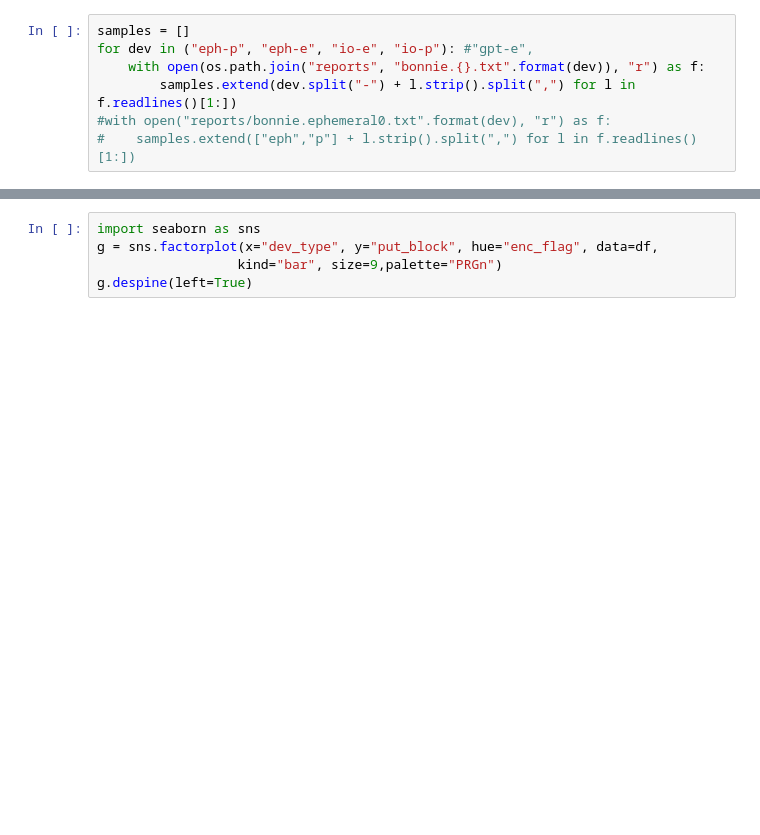
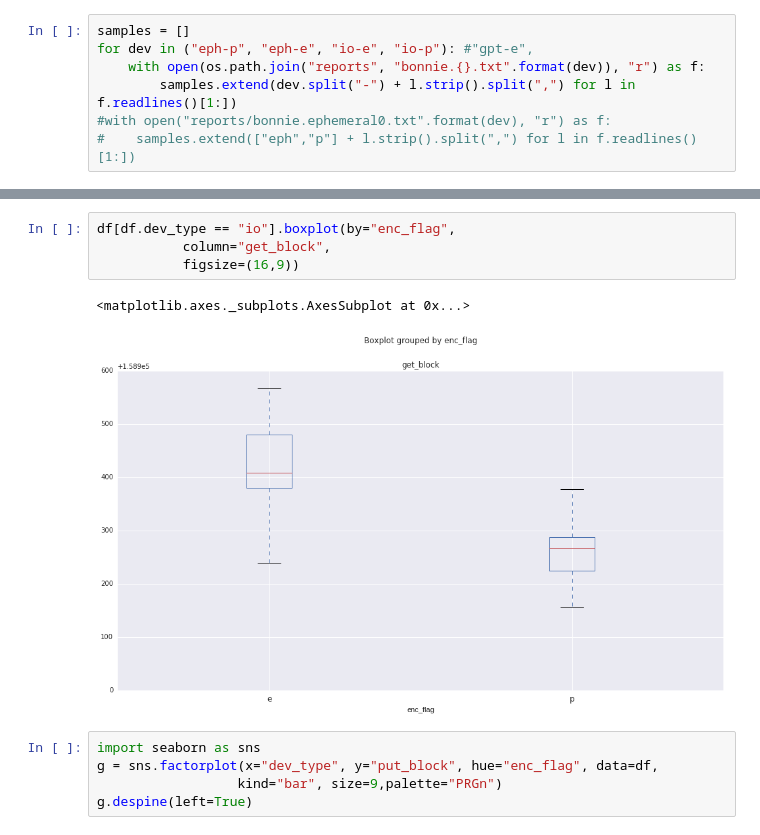
Before and after one commit to philipsoutham/aws-encryption-performance, a Jupyter notebook: To crypto, or not to crypto....ipynb, the cells around one changed output, grey strips where cells are left out. Saved outputs shown, nothing was run; the diff lists cells and outputs as text; blank space fills up the shorter version.

```diff
--- a/To crypto, or not to crypto....ipynb
+++ b/To crypto, or not to crypto....ipynb
@@ -255,3 +273,10 @@ array([<matplotlib.axes._subplots.AxesSubplot object at 0x...>,
+# %%
+df[df.dev_type == "io"].boxplot(by="enc_flag",
+           column="get_block",
+           figsize=(16,9))
+# %% [output]
+<matplotlib.axes._subplots.AxesSubplot at 0x...>
+[figure, added]
 # %%
 import seaborn as sns
 g = sns.factorplot(x="dev_type", y="put_block", hue="enc_flag", data=df,
```
Also changed, not shown: parts of 12 cells of this notebook.
